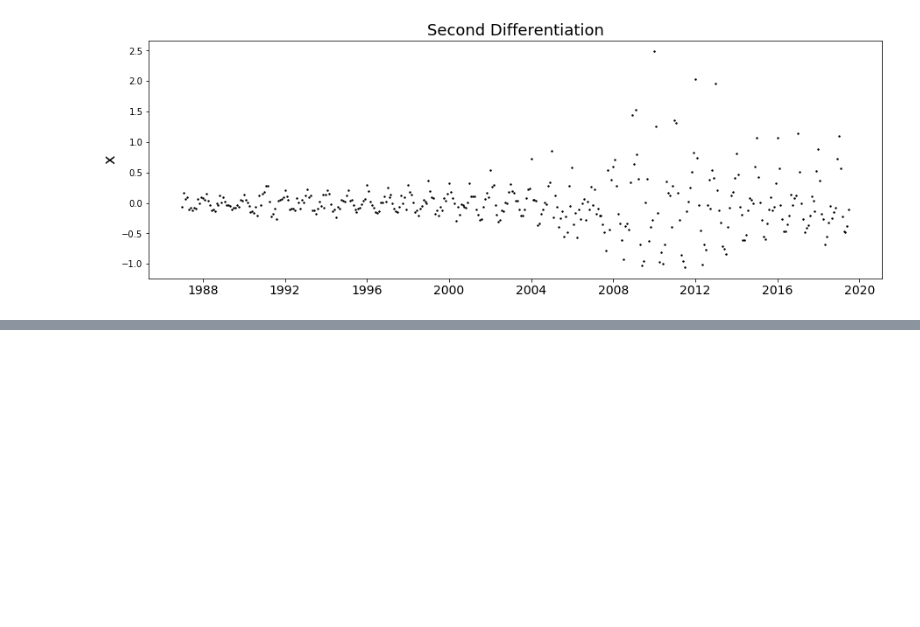
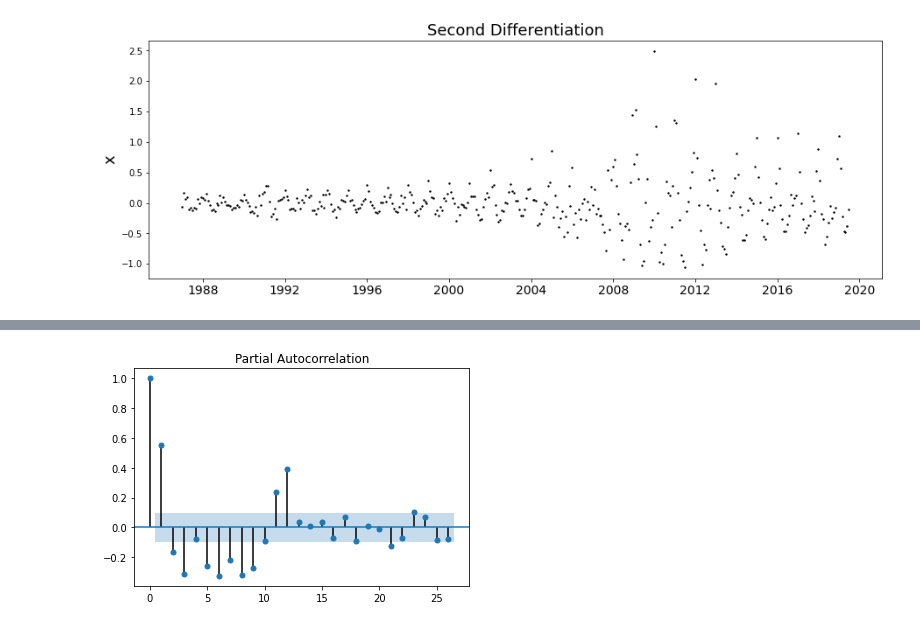
Before and after one commit to irene1014/time-series, a Jupyter notebook: Time-series-analysis.ipynb, the cells around one changed output, grey strips where cells are left out. Cells and saved outputs as stored; diff of their text form; code cells hidden in the pictures; blank space fills up the shorter version.

```diff
--- a/Time-series-analysis.ipynb
+++ b/Time-series-analysis.ipynb
@@ -85,0 +89,4 @@ _=plt.title('Second Differentiation',fontsize=18)
+# %%
+plot_pacf(t2); pyplot.show()
+# %% [output]
+[figure, added]
```
Also changed, not shown: parts of 22 cells of this notebook.
